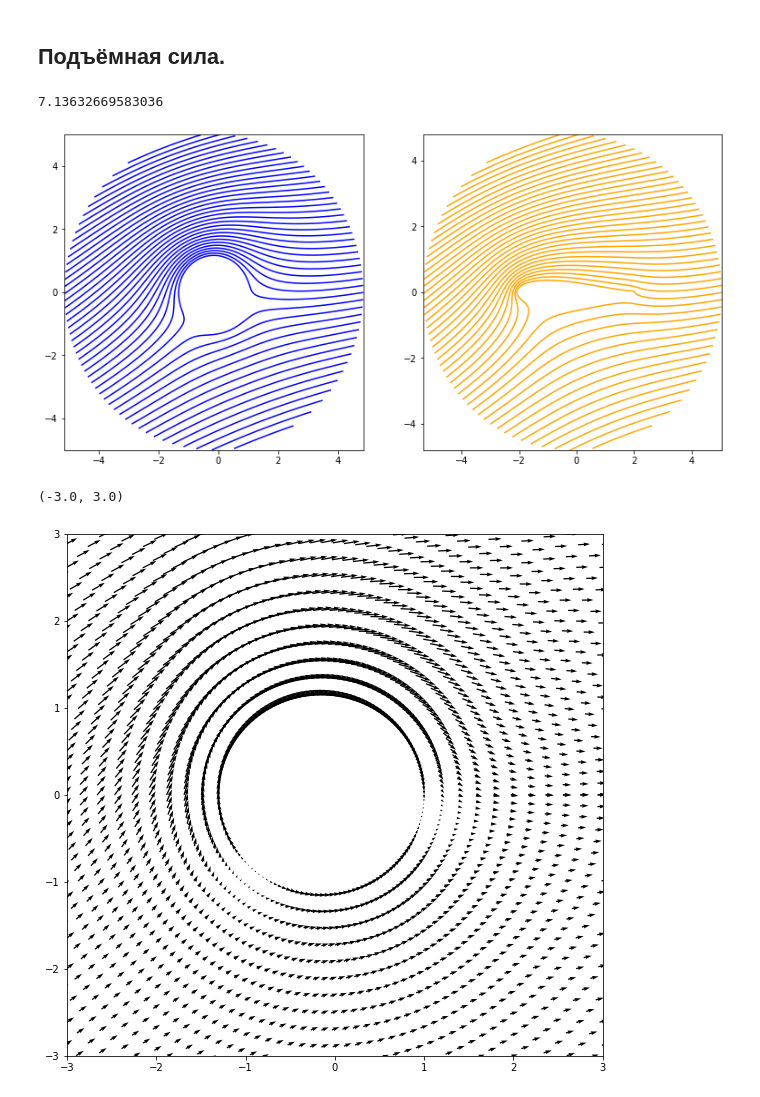
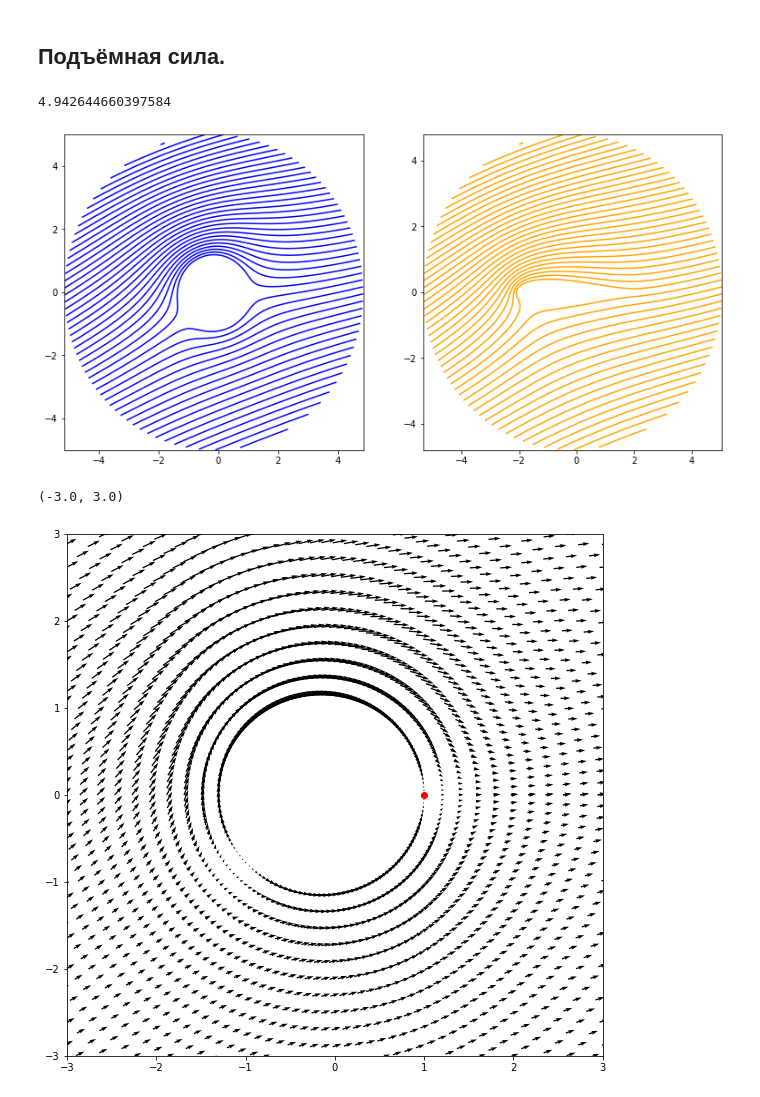
Before and after one commit to EvgrafovMichail/AeroHomeworks, a Jupyter notebook: 6lesson_homework/draft.ipynb, the cells around one changed output. Drawn from its saved outputs; the diff is of its cells as text; code cells hidden in the pictures.

```diff
--- a/6lesson_homework/draft.ipynb
+++ b/6lesson_homework/draft.ipynb
@@ -237,11 +237,14 @@ cbar.set_ticks(np.arange(-0.88, 1, 0.22))
 # %% [markdown]
 ## Подъёмная сила.
 # %%
-gamma = 4 * np.pi * u_inf * np.sqrt(1.15 ** 2 - 1)
+x0_ = (1 - xc) * np.cos(AoA) + (0 - yc) * np.sin(AoA)
+
+
+gamma = 4 * np.pi * u_inf * np.sqrt(1.15 ** 2 - x0_ ** 2)
 
 print(gamma)
 # %% [output]
-7.13632669583036
+4.942644660397584
 # %%
 def get_stream_function_vortex(strength, xv, yv, X, Y):
 
@@ -263,7 +266,7 @@ fig, axs = plt.subplots(1, 2, figsize=(13, 6.4))
 axs[0].contour(X0, Y0, psi0_, colors='b', linestyles='solid', levels=50)
 axs[1].contour(X1, Y1, psi0_, colors='orange', linestyles='solid', levels=50);
 # %% [output]
-[figure, old version]
+[figure, new version]
 # %%
 def get_velocity_vortex(strength, xv, yv, X, Y):
 
@@ -281,12 +284,13 @@ V0 = u0_ * np.sin(AoA) + v0_ * np.cos(AoA)
 # %%
 fig, ax = plt.subplots(figsize=(9.6, 9.6))
 
 ax.quiver(X0[::5], Y0[::5], U0[::5], V0[::5], scale=50)
+ax.scatter(1, 0, color='r')
 ax.set_xlim(-3, 3)
 ax.set_ylim(-3, 3)
 # %% [output]
 (-3.0, 3.0)
-[figure, old version]
+[figure, new version]
 # %%
 Vz = (U0 - V0 * 1j) / (1 - (c / (X0 + Y0 * 1j) ** 2))
 U1 = Vz.real
```
Also changed, not shown: parts of 4 cells of this notebook.
